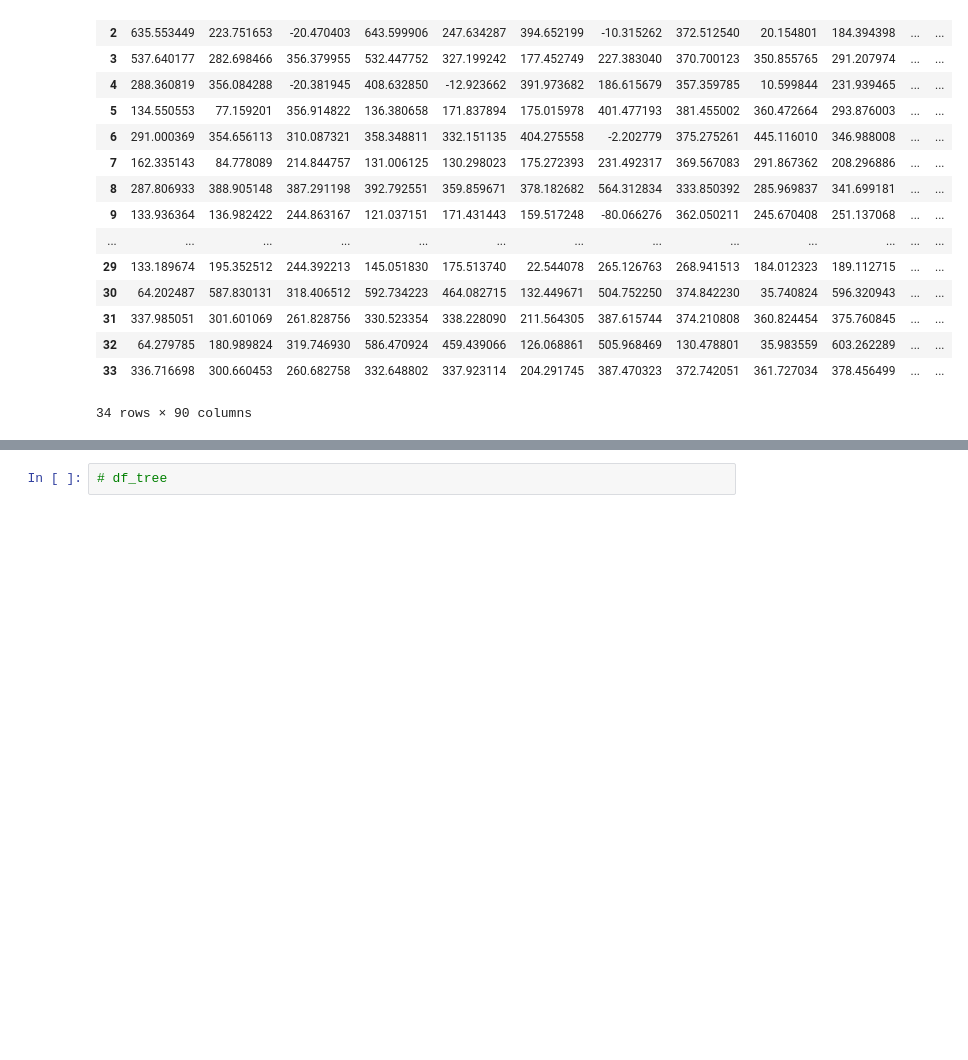
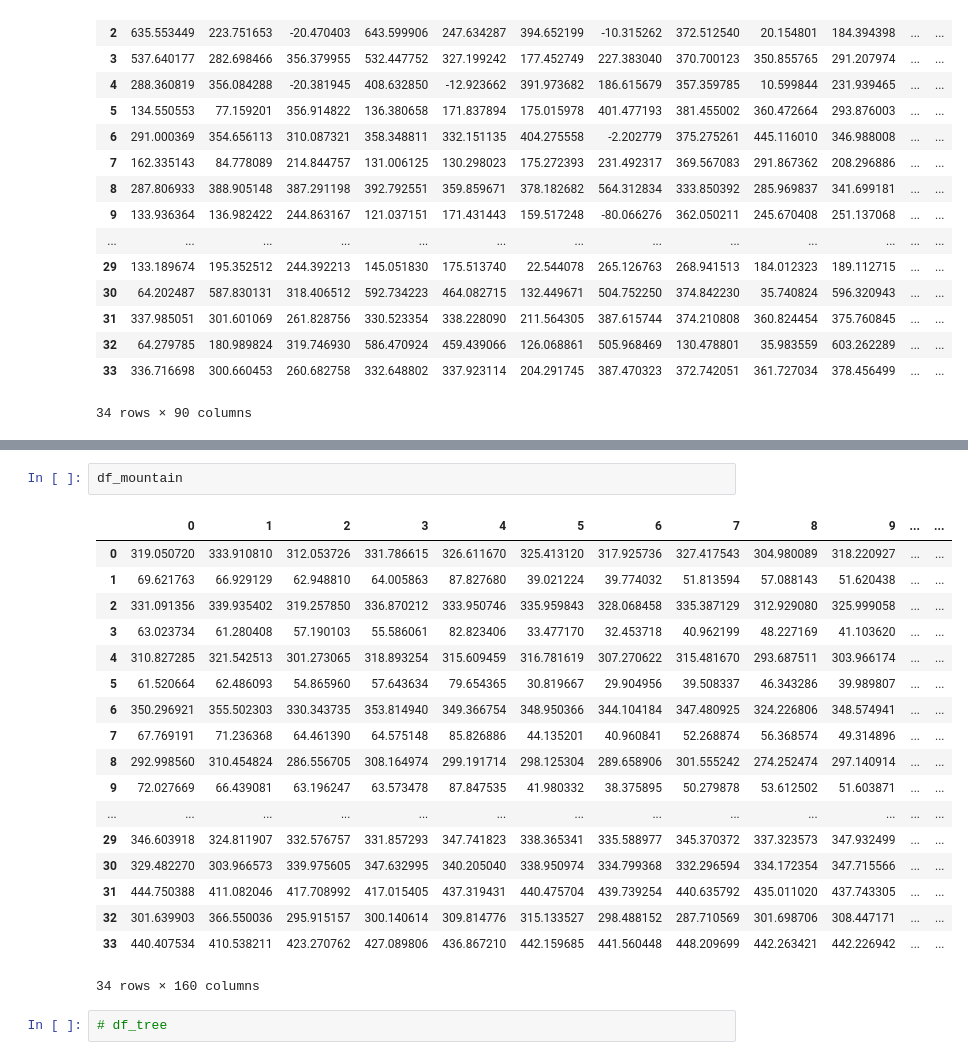
Before and after one commit to VatsalShreekant/AA06-Computer-Vision-Capstone, a Jupyter notebook: model-training.ipynb, the cells around one changed output, grey strips where cells are left out. Saved outputs shown, nothing was run; the diff lists cells and outputs as text; blank space fills up the shorter version.

```diff
--- a/model-training.ipynb
+++ b/model-training.ipynb
@@ -46,3 +63,24 @@ df_downwarddog
+# %%
+df_mountain
+# %% [output]
+|  | 0 | 1 | 2 | 3 | 4 | 5 | 6 | 7 | 8 | 9 | ... | ... |
+| 0 | 319.050720 | 333.910810 | 312.053726 | 331.786615 | 326.611670 | 325.413120 | 317.925736 | 327.417543 | 304.980089 | 318.220927 | ... | ... |
+| 1 | 69.621763 | 66.929129 | 62.948810 | 64.005863 | 87.827680 | 39.021224 | 39.774032 | 51.813594 | 57.088143 | 51.620438 | ... | ... |
+| 2 | 331.091356 | 339.935402 | 319.257850 | 336.870212 | 333.950746 | 335.959843 | 328.068458 | 335.387129 | 312.929080 | 325.999058 | ... | ... |
+| 3 | 63.023734 | 61.280408 | 57.190103 | 55.586061 | 82.823406 | 33.477170 | 32.453718 | 40.962199 | 48.227169 | 41.103620 | ... | ... |
+| 4 | 310.827285 | 321.542513 | 301.273065 | 318.893254 | 315.609459 | 316.781619 | 307.270622 | 315.481670 | 293.687511 | 303.966174 | ... | ... |
+| 5 | 61.520664 | 62.486093 | 54.865960 | 57.643634 | 79.654365 | 30.819667 | 29.904956 | 39.508337 | 46.343286 | 39.989807 | ... | ... |
+| 6 | 350.296921 | 355.502303 | 330.343735 | 353.814940 | 349.366754 | 348.950366 | 344.104184 | 347.480925 | 324.226806 | 348.574941 | ... | ... |
+| 7 | 67.769191 | 71.236368 | 64.461390 | 64.575148 | 85.826886 | 44.135201 | 40.960841 | 52.268874 | 56.368574 | 49.314896 | ... | ... |
+| 8 | 292.998560 | 310.454824 | 286.556705 | 308.164974 | 299.191714 | 298.125304 | 289.658906 | 301.555242 | 274.252474 | 297.140914 | ... | ... |
+| 9 | 72.027669 | 66.439081 | 63.196247 | 63.573478 | 87.847535 | 41.980332 | 38.375895 | 50.279878 | 53.612502 | 51.603871 | ... | ... |
+| ... | ... | ... | ... | ... | ... | ... | ... | ... | ... | ... | ... | ... |
+| 29 | 346.603918 | 324.811907 | 332.576757 | 331.857293 | 347.741823 | 338.365341 | 335.588977 | 345.370372 | 337.323573 | 347.932499 | ... | ... |
+| 30 | 329.482270 | 303.966573 | 339.975605 | 347.632995 | 340.205040 | 338.950974 | 334.799368 | 332.296594 | 334.172354 | 347.715566 | ... | ... |
+| 31 | 444.750388 | 411.082046 | 417.708992 | 417.015405 | 437.319431 | 440.475704 | 439.739254 | 440.635792 | 435.011020 | 437.743305 | ... | ... |
+| 32 | 301.639903 | 366.550036 | 295.915157 | 300.140614 | 309.814776 | 315.133527 | 298.488152 | 287.710569 | 301.698706 | 308.447171 | ... | ... |
+| 33 | 440.407534 | 410.538211 | 423.270762 | 427.089806 | 436.867210 | 442.159685 | 441.560448 | 448.209699 | 442.263421 | 442.226942 | ... | ... |
+34 rows × 160 columns
 # %%
 # df_tree
 # %%
```
Also changed, not shown: parts of 17 cells of this notebook, 14 other files.
